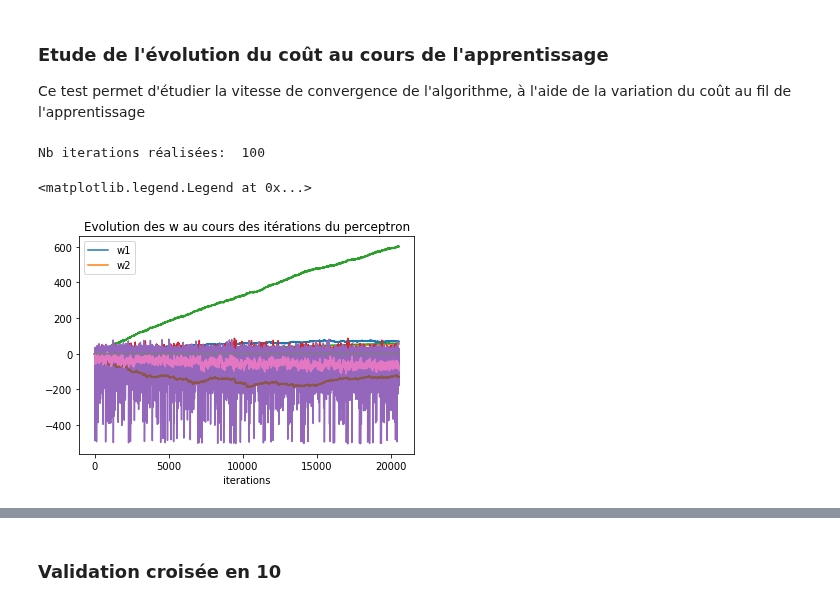
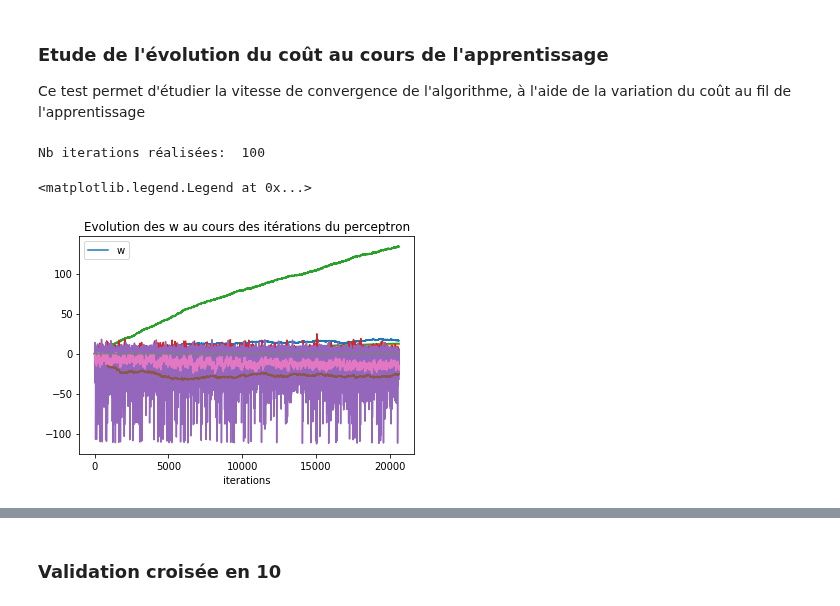
Before and after one commit to celine-yes/TME_DataScience, a Jupyter notebook: projet-2/projet-2-Lacour_Fan.ipynb, the cells around one changed output, grey strips where cells are left out. Cells and saved outputs as stored; diff of their text form; code cells hidden in the pictures.

```diff
--- a/projet-2/projet-2-Lacour_Fan.ipynb
+++ b/projet-2/projet-2-Lacour_Fan.ipynb
@@ -582,34 +582,34 @@ Ce test permet d'étudier la vitesse de convergence de l'algorithme, à l'aide d
 # %%
 # étude de la variation des poids (on en a besoin pour calculer le coût)
 
 index = np.random.permutation(len(X)) # mélange des index
 Xm2 = X[index]
 Ym2 = Y[index]
 
 # Paramètres pour le perceptron:
 dim = X.shape[1]
-eps = 0.09    # learning rate
+eps = 0.02    # learning rate
 poids_0 = False   # valeur initiale des poids à 0
 
 perceptron = cl.ClassifierPerceptron(dim, learning_rate=eps, init=poids_0)
 
 les_differences = perceptron.train(Xm2, Ym2, nb_max=100)
 print("Nb iterations réalisées: ", len(les_differences))
 
 allw2 = np.array(perceptron.get_allw())
 
 # Tracé de l'évolution des w:
 plt.figure()
 for i in range (dim):
     plt.plot(allw2[:,i])
 
 plt.title('Evolution des w au cours des itérations du perceptron')
 plt.xlabel('iterations')
-plt.legend(['w1','w2'])
+plt.legend(['w'])
 # %% [output]
 Nb iterations réalisées:  100
 <matplotlib.legend.Legend at 0x...>
-[figure, old version]
+[figure, new version]
 # %%
 # étude de la variation du coût
 
```
Also changed, not shown: parts of 9 cells of this notebook.
